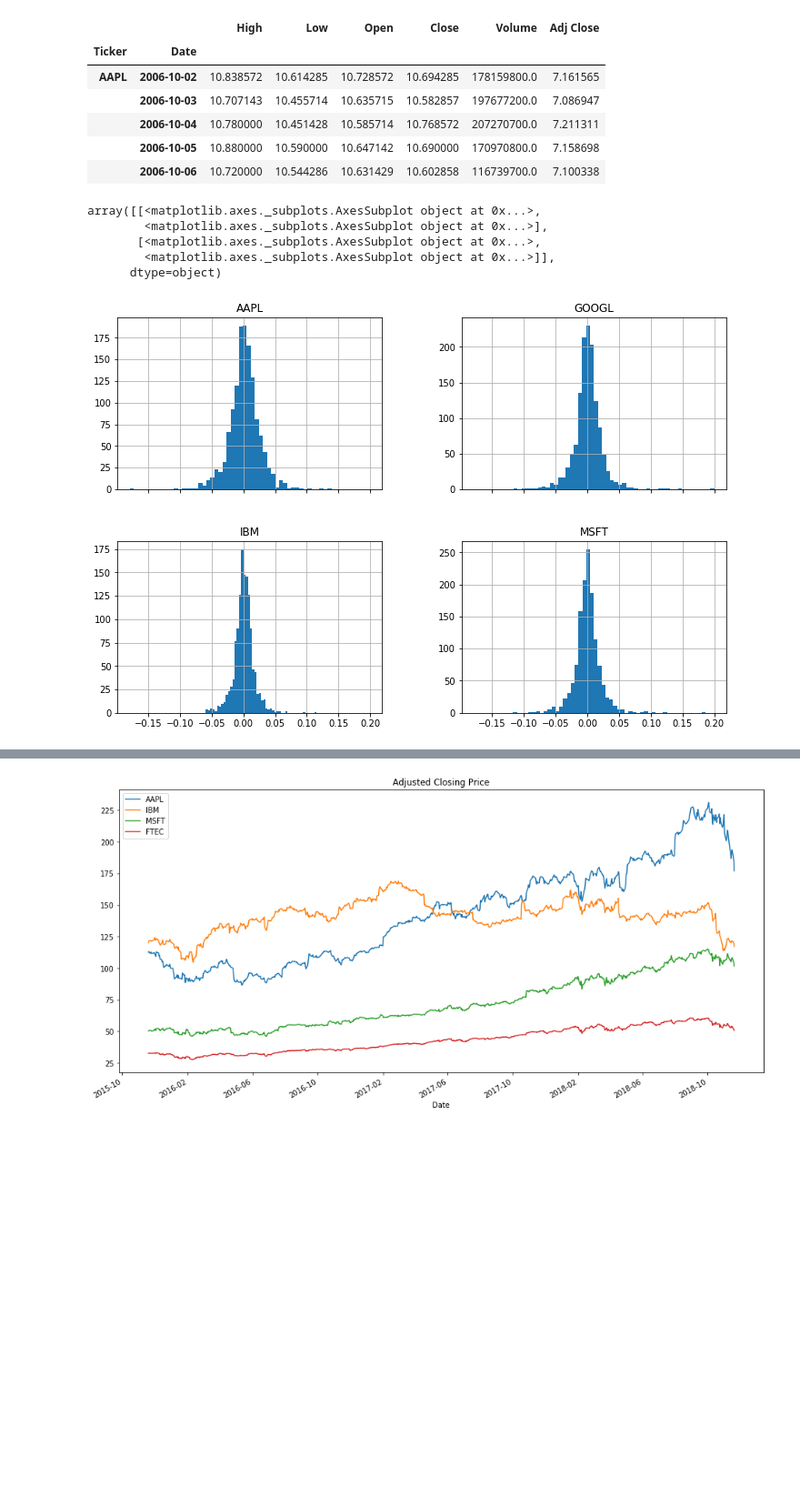
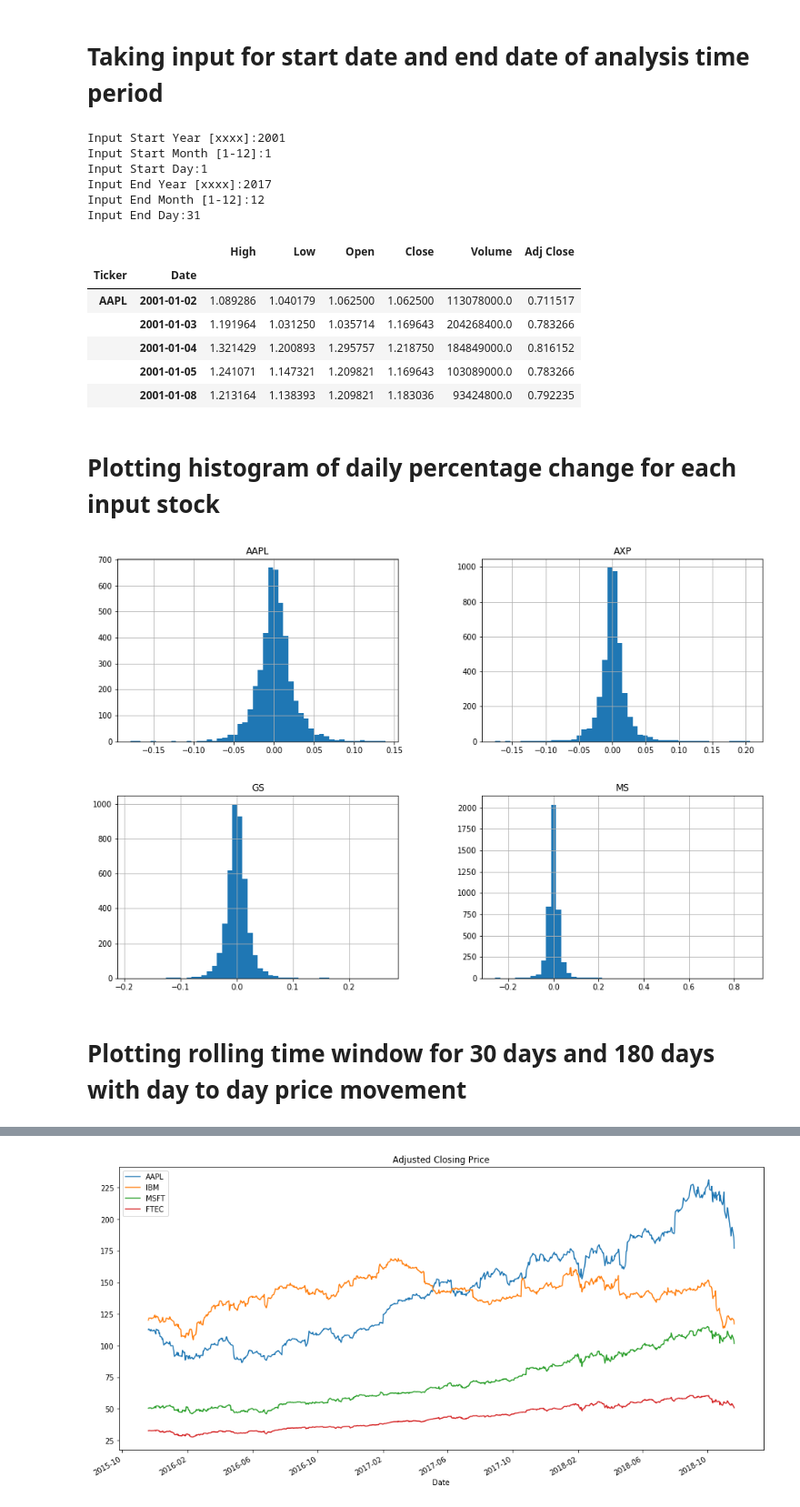
Before and after one commit to it2278/Stock_Analysis_TFA, a Jupyter notebook: master_file.ipynb, the cells around one changed output, grey strips where cells are left out. Shown at 91% size. Drawn from its saved outputs; the diff is of its cells as text; code cells hidden in the pictures; blank space fills up the shorter version.

```diff
--- a/master_file.ipynb
+++ b/master_file.ipynb
@@ -7,3 +37,27 @@ import matplotlib.pyplot as plt
+# %% [markdown]
+# Taking input for start date and end date of analysis time period
+# %%
+#Saad - input for start date and end date as global variables
+def get_time_period():
+    global start_date
+    global end_date
+    start_year = int(input("Input Start Year [xxxx]:"))
+    start_month = int(input("Input Start Month [1-12]:"))
+    start_day = int(input("Input Start Day:"))
+    end_year = int(input("Input End Year [xxxx]:"))
+    end_month = int(input("Input End Month [1-12]:"))
+    end_day = int(input("Input End Day:"))
+
+    start_date = datetime.datetime(start_year, start_month, start_day)
+    end_date = datetime.datetime(end_year, end_month, end_day)
+get_time_period()
+# %% [output]
+Input Start Year [xxxx]:2001
+Input Start Month [1-12]:1
+Input Start Day:1
+Input End Year [xxxx]:2017
+Input End Month [1-12]:12
+Input End Day:31
 # %%
 #Importing the required data
 from pandas_datareader import data as pdr
@@ -15,31 +69,39 @@ def get(tickers, startdate, enddate):
     datas = map (data, tickers)
     return(pd.concat(datas, keys=tickers, names=['Ticker', 'Date']))
 
-tickers = ['AAPL', 'MSFT', 'IBM', 'GOOGL']
-all_data = get(tickers, datetime.datetime(2006, 10, 1), datetime.datetime(2012, 1, 1))
+# tickers = ['AAPL', 'MSFT', 'IBM', 'GOOGL']
+tickers = ticker_list #Saad- switching from hard coded tickers to user input
+
+# all_data = get(tickers, datetime.datetime(2006, 10, 1), datetime.datetime(2012, 1, 1))
+all_data = get(tickers, start_date, end_date) #Saad - switching from hard code date to user input
 all_data.head()
 # %% [output]
 |  |  | High | Low | Open | Close | Volume | Adj Close |
 | Ticker | Date |  |  |  |  |  |  |
-| AAPL | 2006-10-02 | 10.838572 | 10.614285 | 10.728572 | 10.694285 | 178159800.0 | 7.161565 |
-|  | 2006-10-03 | 10.707143 | 10.455714 | 10.635715 | 10.582857 | 197677200.0 | 7.086947 |
-|  | 2006-10-04 | 10.780000 | 10.451428 | 10.585714 | 10.768572 | 207270700.0 | 7.211311 |
-|  | 2006-10-05 | 10.880000 | 10.590000 | 10.647142 | 10.690000 | 170970800.0 | 7.158698 |
-|  | 2006-10-06 | 10.720000 | 10.544286 | 10.631429 | 10.602858 | 116739700.0 | 7.100338 |
+| AAPL | 2001-01-02 | 1.089286 | 1.040179 | 1.062500 | 1.062500 | 113078000.0 | 0.711517 |
+|  | 2001-01-03 | 1.191964 | 1.031250 | 1.035714 | 1.169643 | 204268400.0 | 0.783266 |
+|  | 2001-01-04 | 1.321429 | 1.200893 | 1.295757 | 1.218750 | 184849000.0 | 0.816152 |
+|  | 2001-01-05 | 1.241071 | 1.147321 | 1.209821 | 1.169643 | 103089000.0 | 0.783266 |
+|  | 2001-01-08 | 1.213164 | 1.138393 | 1.209821 | 1.183036 | 93424800.0 | 0.792235 |
+# %% [markdown]
+# Plotting histogram of daily percentage change for each input stock
 # %%
-
 daily_close_px = all_data[['Adj Close']].reset_index().pivot('Date', 'Ticker', 'Adj Close')
+# print(daily_close_px.head(100))
 
 # Calculate the daily percentage change for `daily_close_px`
 daily_pct_change = daily_close_px.pct_change()
 
-# Plot the distributions
-daily_pct_change.hist(bins=50, sharex=True, figsize=(12,8))
+daily_pct_change = daily_pct_change.iloc[1:]
+# print(daily_pct_change.head(100))
+
+# # Plot the distributions
+histogram = daily_pct_change.hist(bins=50,figsize=(15,10))
+# plt.xlabel("Daily % Change")
+# plt.ylabel("Frequency")
+plt.show()
 # %% [output]
-array([[<matplotlib.axes._subplots.AxesSubplot object at 0x...>,
-        <matplotlib.axes._subplots.AxesSubplot object at 0x...>],
-       [<matplotlib.axes._subplots.AxesSubplot object at 0x...>,
-        <matplotlib.axes._subplots.AxesSubplot object at 0x...>]],
-      dtype=object)
-[figure, old version]
+[figure, new version]
+# %% [markdown]
+# Plotting rolling time window for 30 days and 180 days with day to day price movement
 # %%
```
Also changed, not shown: parts of 22 cells of this notebook.
